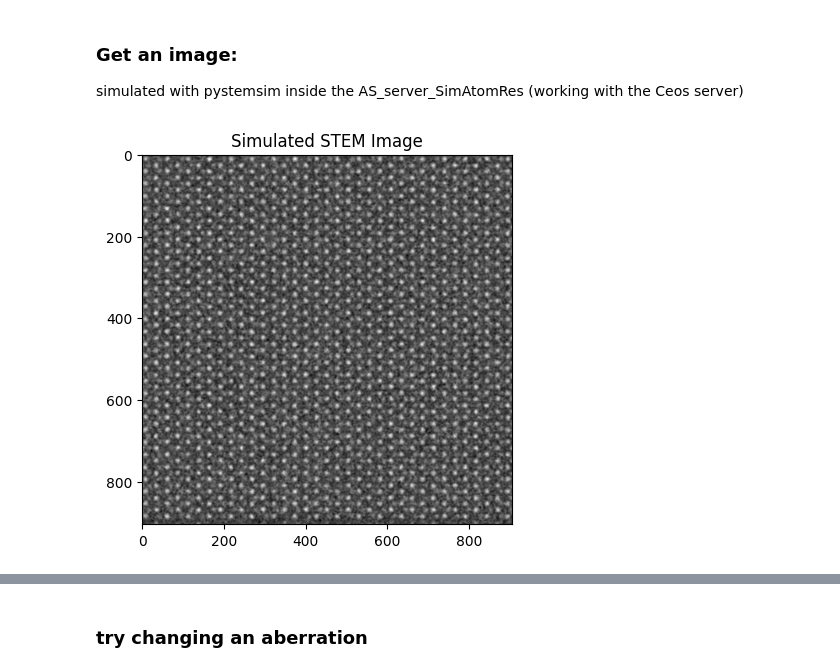
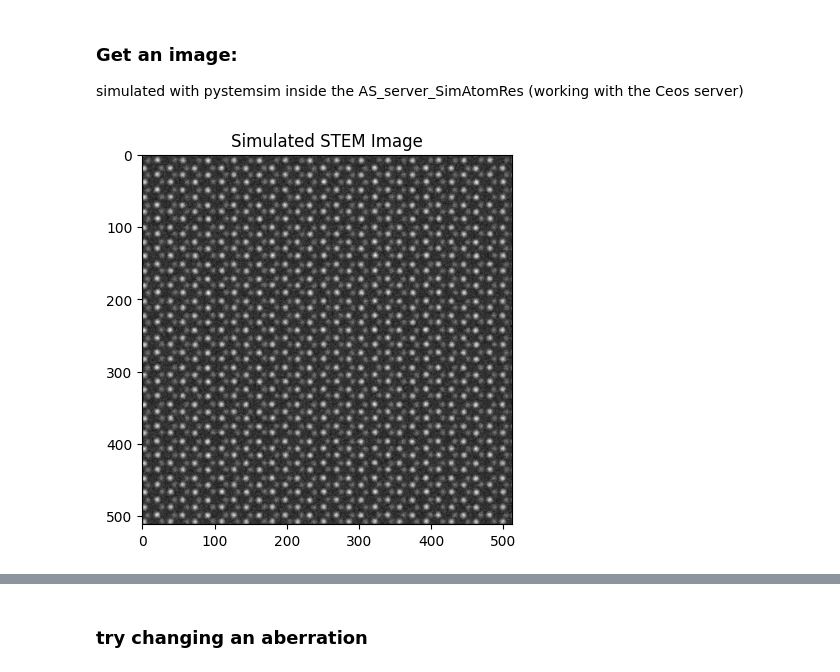
Before and after one commit to AustinHouston/asyncroscopy, a Jupyter notebook: notebooks/Aberrations.ipynb, the cells around one changed output, grey strips where cells are left out. Drawn from its saved outputs; the diff is of its cells as text; code cells hidden in the pictures.

Commit message:
better noise

```diff
--- a/notebooks/Aberrations.ipynb
+++ b/notebooks/Aberrations.ipynb
@@ -154,16 +155,18 @@ simulated with pystemsim inside the AS_server_SimAtomRes (working with the Ceos
 set_current = tem.send_command(destination = 'AS', command = 'set_current', args = {'beam_current': 100})
 # %%
 image_args = {'scanning_detector':'HAADF',
-                'size':1024,
-                'dwell_time':10e-6}
+                'size':512,
+                'dwell_time':10e-6,
+                'fov':80,
+                'blur_noise':0.5} # nm
 
 img = tem.send_command('AS','get_scanned_image', image_args)
 
 plt.imshow(img, cmap="gray")
 plt.title("Simulated STEM Image")
 plt.show()
 # %% [output]
-[figure, old version]
+[figure, new version]
 # %% [markdown]
 ### How it's actually working:
 ![Structure Diagram](../DT_workflow.png)
```
Also changed, not shown: parts of 6 cells of this notebook, 3 other files.
